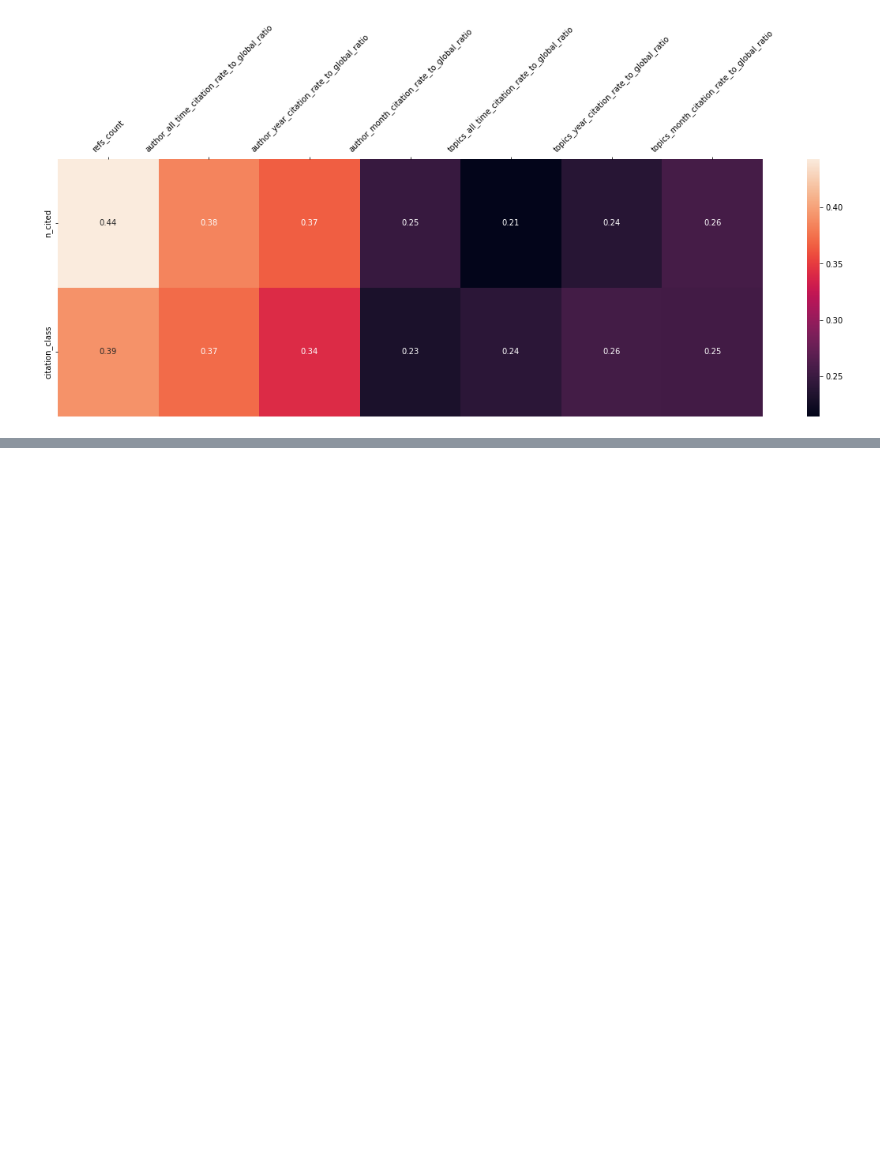
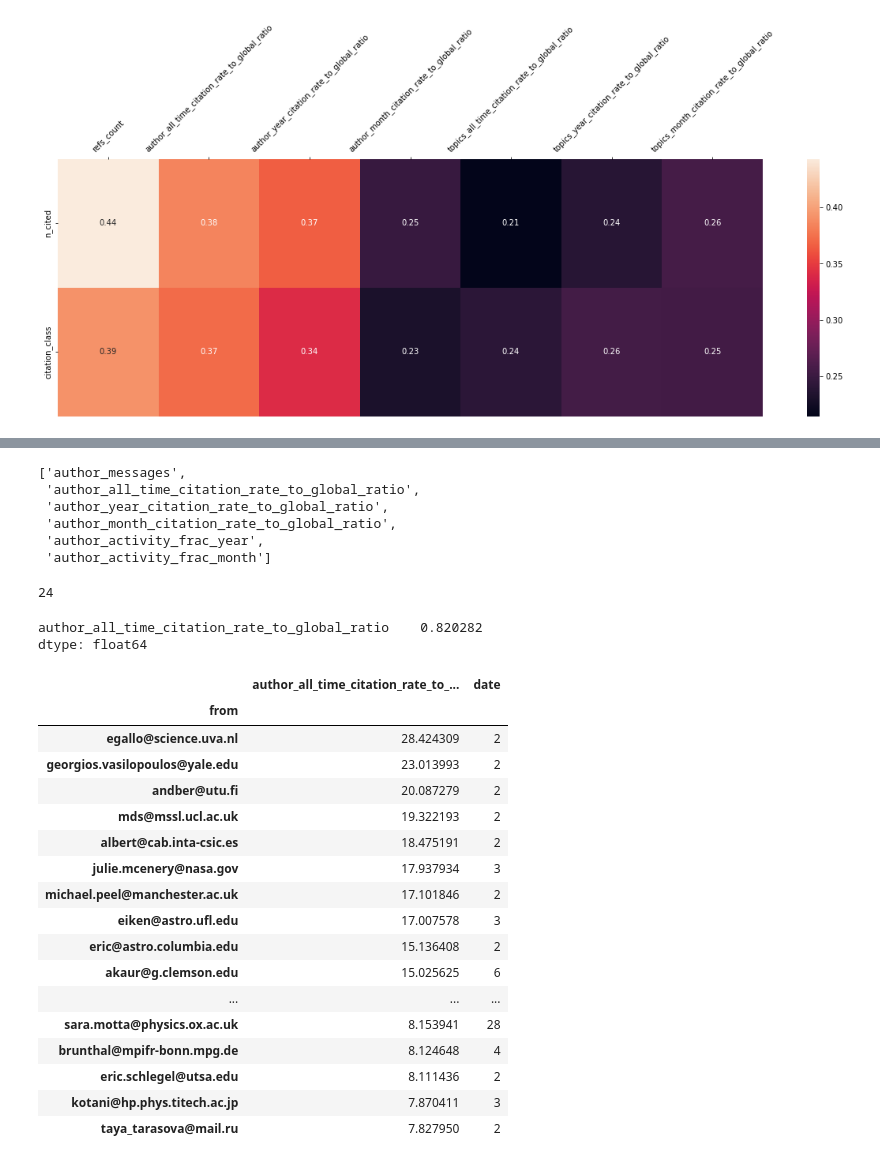
Before and after one commit to tamara-is-home/astro-diploma-nlp, a Jupyter notebook: DA/features_da.ipynb, the cells around one changed output, grey strips where cells are left out. Saved outputs shown, nothing was run; the diff lists cells and outputs as text; code cells hidden in the pictures; blank space fills up the shorter version.

```diff
--- a/DA/features_da.ipynb
+++ b/DA/features_da.ipynb
@@ -126,0 +170,4 @@ plt.show()
+# %%
+from_df = pd.read_csv("../data/assembled.csv", index_col=0)[['from']]
+# %%
+df = df.reset_index().set_index("telegram_index").join(from_df)
@@ -126,0 +221,9 @@ plt.show()
+# %%
+cols_to_keep
+# %% [output]
+['author_messages',
+ 'author_all_time_citation_rate_to_global_ratio',
+ 'author_year_citation_rate_to_global_ratio',
+ 'author_month_citation_rate_to_global_ratio',
+ 'author_activity_frac_year',
+ 'author_activity_frac_month']
@@ -126,0 +232,34 @@ plt.show()
+# %%
+len(temp[temp.author_all_time_citation_rate_to_global_ratio > 0.92])
+# %% [output]
+24
+# %%
+temp.mean()
+# %% [output]
+author_all_time_citation_rate_to_global_ratio    0.820282
+dtype: float64
+# %%
+best = df.groupby('from').agg({'author_all_time_citation_rate_to_global_ratio': 'last'}).sort_values("author_all_time_citation_rate_to_global_ratio").iloc[: : -1][:100]
+# %%
+author_act = df.groupby("from")[['date']].count().sort_values("date").iloc[: : -1]
+# %%
+best.join(author_act).iloc[:60]
+# %% [output]
+|  | author_all_time_citation_rate_to_... | date |
+| from |  |  |
+| egallo@science.uva.nl | 28.424309 | 2 |
+| georgios.vasilopoulos@yale.edu | 23.013993 | 2 |
+| andber@utu.fi | 20.087279 | 2 |
+| mds@mssl.ucl.ac.uk | 19.322193 | 2 |
+| albert@cab.inta-csic.es | 18.475191 | 2 |
+| julie.mcenery@nasa.gov | 17.937934 | 3 |
+| michael.peel@manchester.ac.uk | 17.101846 | 2 |
+| eiken@astro.ufl.edu | 17.007578 | 3 |
+| eric@astro.columbia.edu | 15.136408 | 2 |
+| akaur@g.clemson.edu | 15.025625 | 6 |
+| ... | ... | ... |
+| sara.motta@physics.ox.ac.uk | 8.153941 | 28 |
+| brunthal@mpifr-bonn.mpg.de | 8.124648 | 4 |
+| eric.schlegel@utsa.edu | 8.111436 | 2 |
+| kotani@hp.phys.titech.ac.jp | 7.870411 | 3 |
+| taya_tarasova@mail.ru | 7.827950 | 2 |
```
Also changed, not shown: parts of 20 cells of this notebook.
